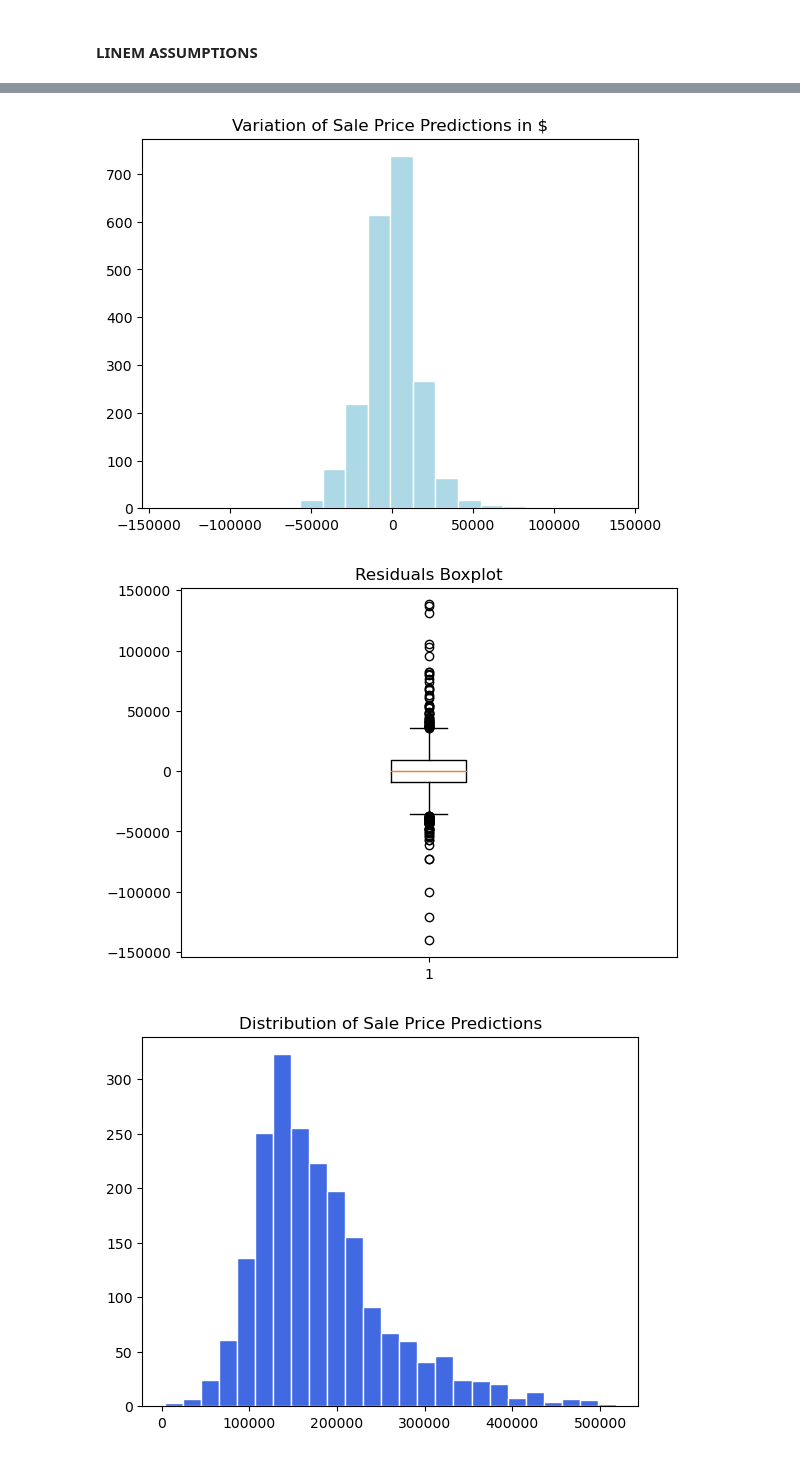
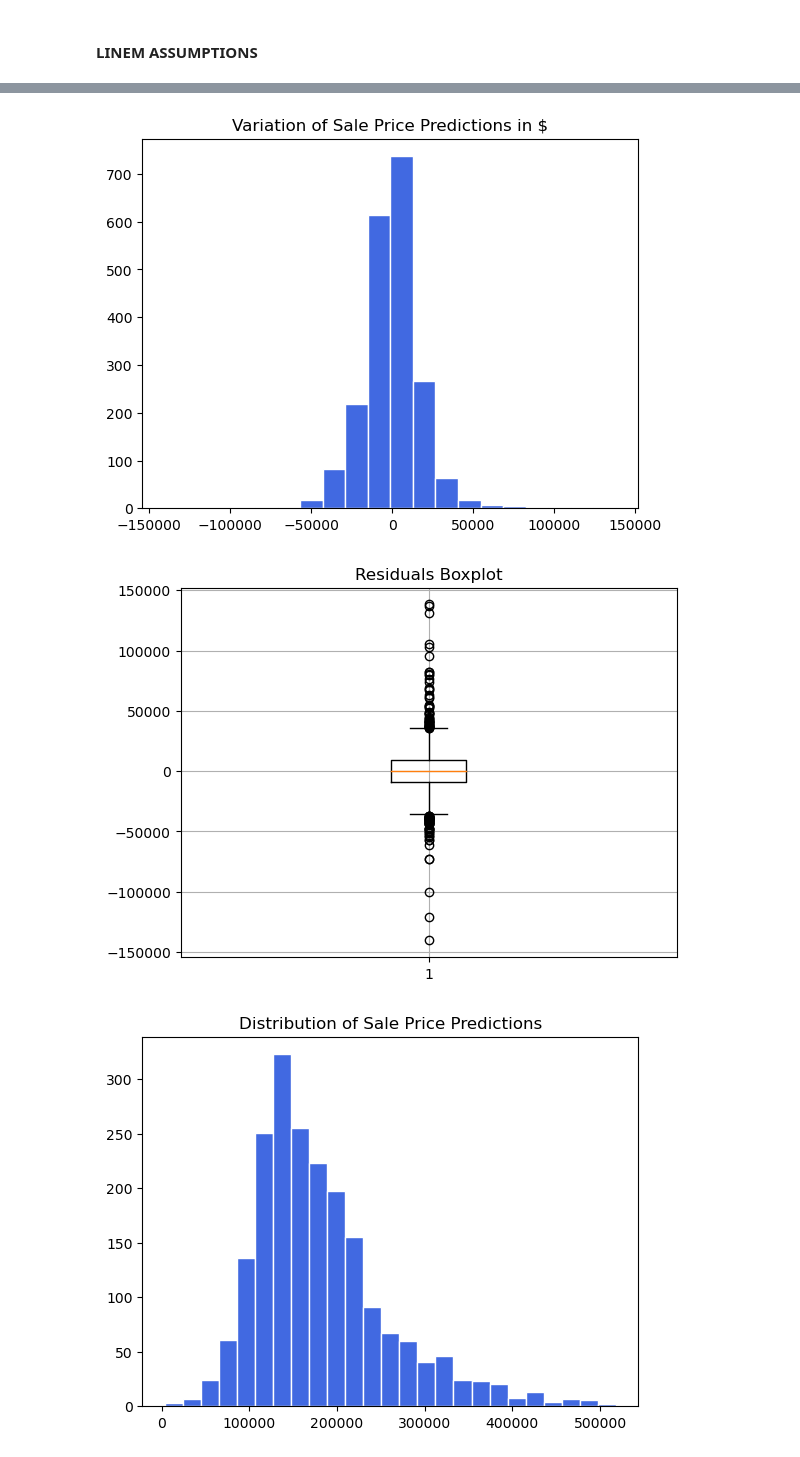
Before and after one commit to jayohhhhh/Ames-Iowa-Housing-Price-Model, a Jupyter notebook: code/final_model.ipynb, the cells around one changed output, grey strips where cells are left out. Saved outputs shown, nothing was run; the diff lists cells and outputs as text; code cells hidden in the pictures.

```diff
--- a/code/final_model.ipynb
+++ b/code/final_model.ipynb
@@ -503,14 +549,16 @@ plt.scatter(y_pred, y, color = 'dodgerblue', alpha=.25);
 # %%
 # Residuals are normally Distributed
-# this is showing our model is doing well as there are not too many high values far away from the mean. Our margin of error is about $50k or less.
-plt.hist(resids, bins=20, color='lightblue', edgecolor = 'white');
+# this is showing our model is doing well as there are not many high values far away from the mean.
+plt.hist(resids, bins=20, color='royalblue', edgecolor = 'white')
 plt.title('Variation of Sale Price Predictions in $');
+plt.savefig('../images/hist-resids');
 # %% [output]
-[figure, old version]
+[figure, new version]
 # %%
 plt.boxplot(resids)
 plt.title('Residuals Boxplot')
-plt.show()
+plt.grid(True)
+plt.show();
 # %% [output]
-[figure, old version]
+[figure, new version]
 # %%
```
Also changed, not shown: parts of 16 cells of this notebook, 4 other files.
